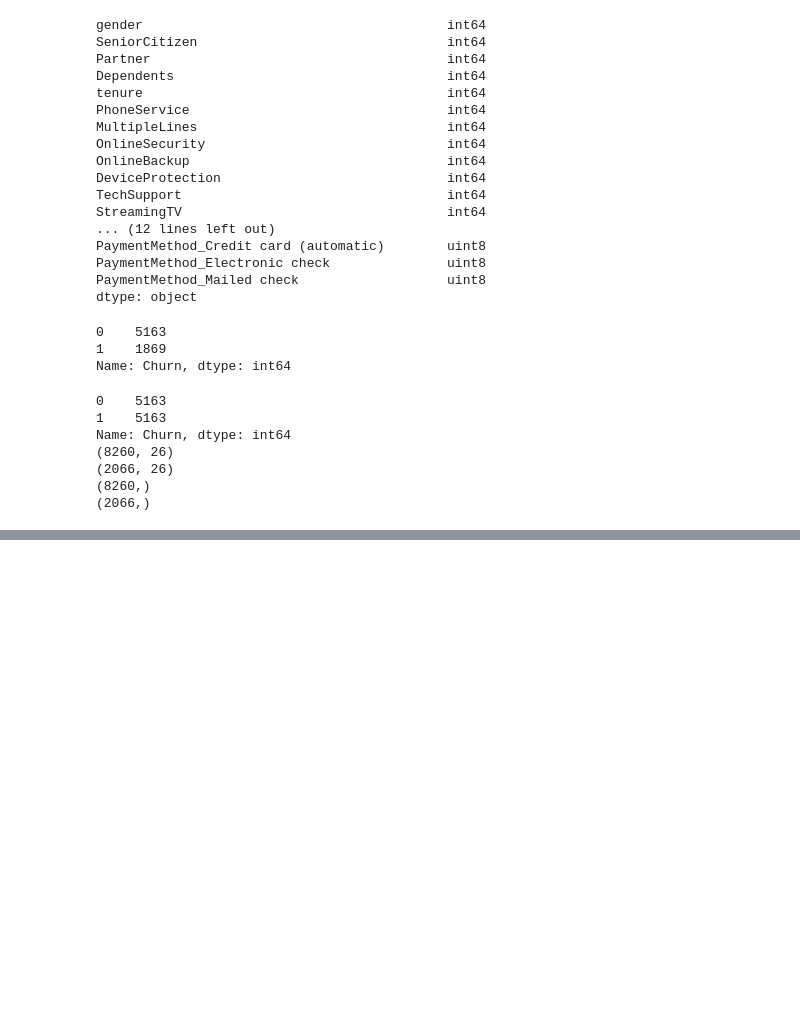
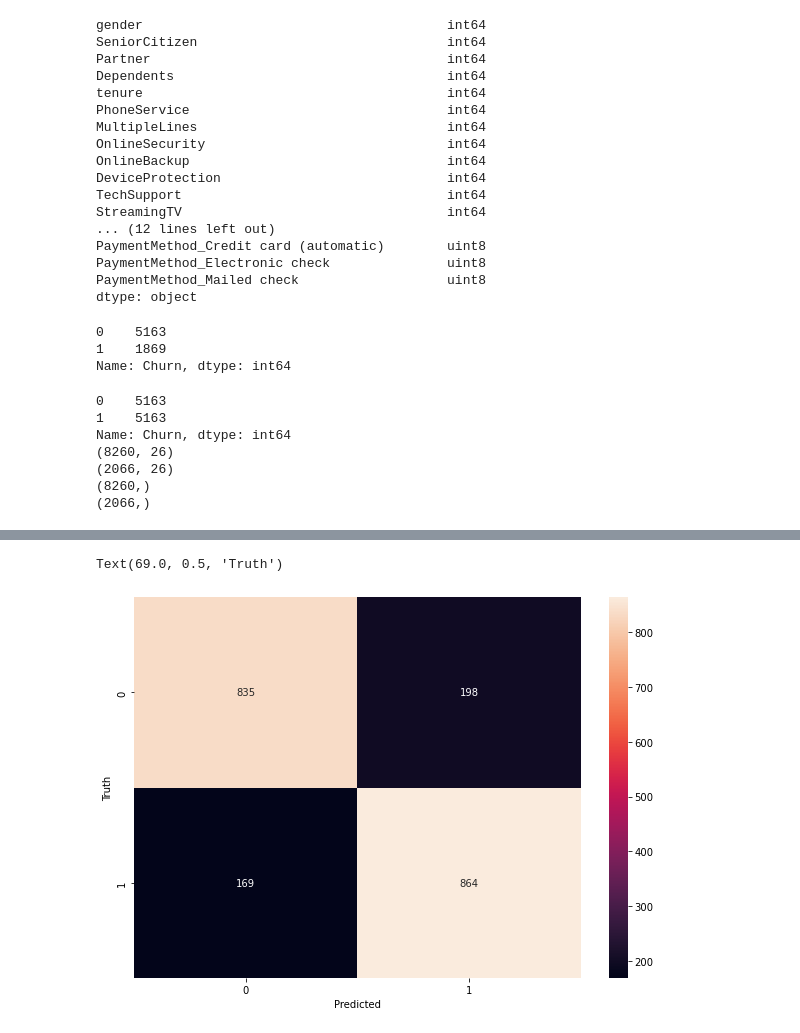
Before and after one commit to JeronimoBasa/Customer_churn, a Jupyter notebook: Customer_churn.ipynb, the cells around one changed output, grey strips where cells are left out. Cells and saved outputs as stored; diff of their text form; code cells hidden in the pictures; blank space fills up the shorter version.

```diff
--- a/Customer_churn.ipynb
+++ b/Customer_churn.ipynb
@@ -241,0 +247,22 @@ Text(69.0, 0.5, 'Truth')
+# %%
+param = {}
+param['booster'] = 'gbtree'
+param['objective'] = 'binary:logistic'
+param["eval_metric"] = "error"
+param['eta'] = 0.5
+param['gamma'] = 0
+param['max_depth'] = 10
+param['min_child_weight']=1
+param['max_delta_step'] = 0
+param['subsample']= 1
+param['colsample_bytree']=1
+param['silent'] = 1
+param['seed'] = 0
+param['base_score'] = 0.5
+param['n_estimators'] = 1000
+model = XGBClassifier(**param)
+#model = XGBRegressor(n_jobs=-1,learning_rate=0.5,max_depth=2,
+#                        colsample_bytree=1, verbosity=1,subsample=1,n_estimators=500)
+model.fit(X_train,y_train)
+y_pred = model.predict(X_test)
+y_pred = [round(value) for value in y_pred]
@@ -241,0 +276,11 @@ Text(69.0, 0.5, 'Truth')
+# %%
+# Create a confusion matrix to assess the predictions
+import seaborn as sn
+cm = tf.math.confusion_matrix(labels=y_test, predictions=y_pred)
+plt.figure(figsize=(10,7))
+sn.heatmap(cm,annot=True,fmt='d')
+plt.xlabel('Predicted')
+plt.ylabel('Truth')
+# %% [output]
+Text(69.0, 0.5, 'Truth')
+[figure, added]
```
Also changed, not shown: parts of 8 cells of this notebook.
